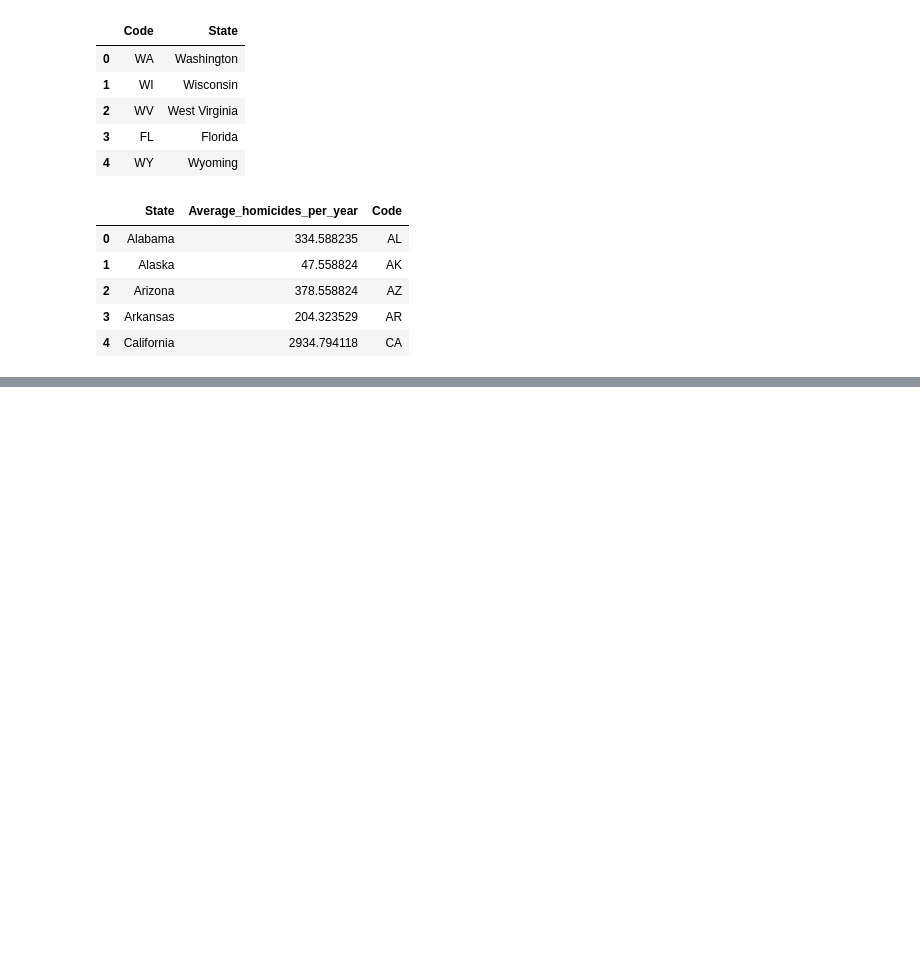
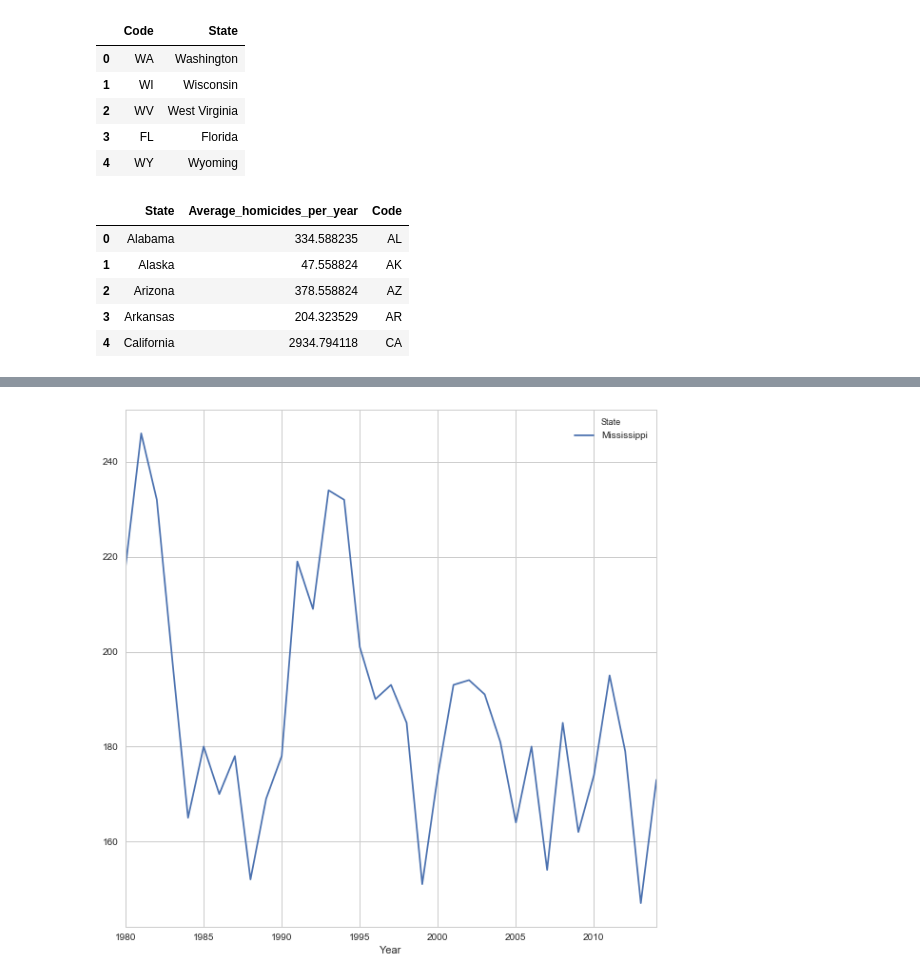
Before and after one commit to ashwin53/HomicideReport, a Jupyter notebook: HomicideReportVisualization.ipynb, the cells around one changed output, grey strips where cells are left out. Saved outputs shown, nothing was run; the diff lists cells and outputs as text; code cells hidden in the pictures; blank space fills up the shorter version.

```diff
--- a/HomicideReportVisualization.ipynb
+++ b/HomicideReportVisualization.ipynb
@@ -325,0 +680,6 @@ map
+# %%
+MississippiSet=frame[['Mississippi']]
+MississippiSet.plot()
+plt.show()
+# %% [output]
+[figure, added]
```
Also changed, not shown: parts of 45 cells of this notebook, 2 other files.
